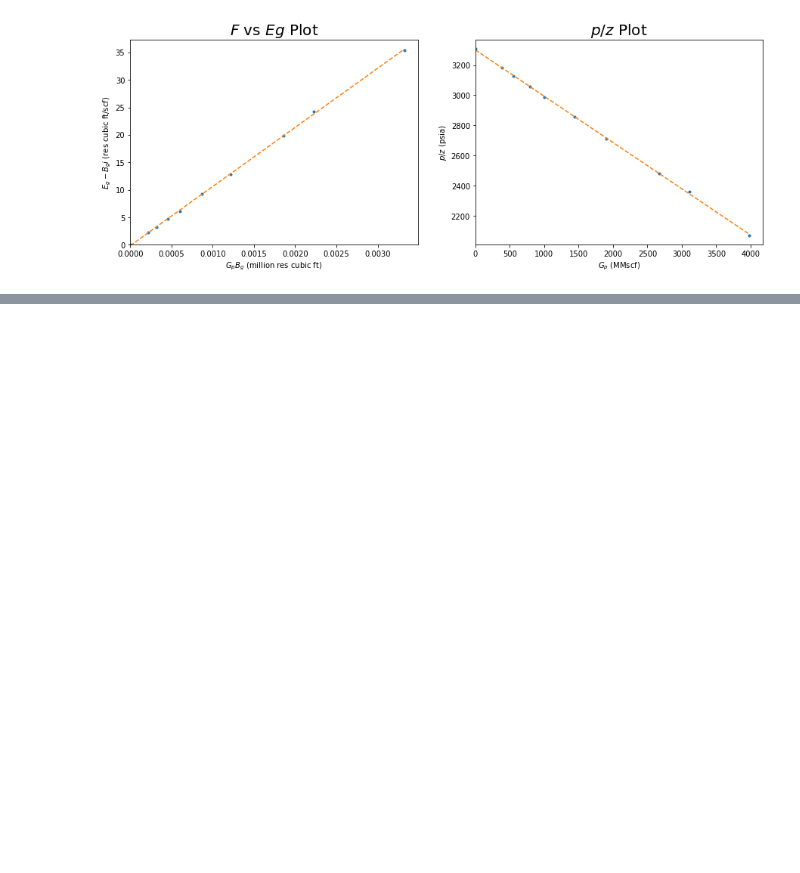
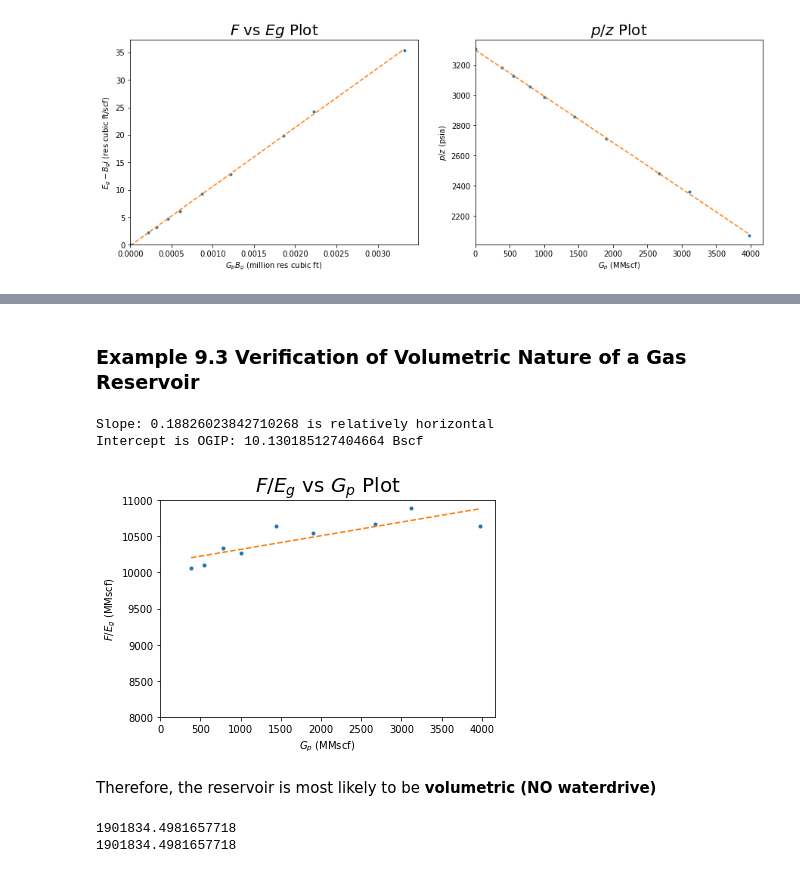
Before and after one commit to yohanesnuwara/reservoir-engineering, a Jupyter notebook: Unit 9 Dry-Gas Reservoirs/notebook/9_examples.ipynb, the cells around one changed output, grey strips where cells are left out. Cells and saved outputs as stored; diff of their text form; code cells hidden in the pictures; blank space fills up the shorter version.

```diff
--- a/Unit 9 Dry-Gas Reservoirs/notebook/9_examples.ipynb
+++ b/Unit 9 Dry-Gas Reservoirs/notebook/9_examples.ipynb
@@ -275,0 +293,50 @@ OGIP calculated using Plot 9.2: 10.758397571436433 Bscf
+# %% [markdown]
+### Example 9.3 Verification of Volumetric Nature of a Gas Reservoir
+# %%
+"Task. use Plot 9.3 to verify that reservoir in Example 9.2 is volumetric (no waterdrive)"
+
+axisx = (np.array(Gp))[1:]
+F = Gp_Bg
+axisy = (np.array(F / Eg))[1:]
+
+# regression
+sys.path.append('/content/reservoir-engineering/Unit 7 Introduction to Well-Test Analysis/functions')
+from regression import regression
+c3, m3 = regression(axisx, axisy)
+y_reg = m3 * axisx + c3
+
+plt.plot(axisx, axisy, '.')
+plt.plot(axisx, y_reg, '--')
+plt.title('$F/E_g$ vs $G_p$ Plot', size=20)
+plt.xlabel('$G_p$ (MMscf)'); plt.ylabel('$F/E_g$ (MMscf)')
+plt.xlim(xmin=0); plt.ylim(8000, 11000)
+
+print("Slope:", m3, "is relatively horizontal")
+print("Intercept is OGIP:", c3 / 1E+03, "Bscf")
+# %% [output]
+Slope: 0.18826023842710268 is relatively horizontal
+Intercept is OGIP: 10.130185127404664 Bscf
+[figure, added]
+# %% [markdown]
+Therefore, the reservoir is most likely to be **volumetric (NO waterdrive)**
+# %%
+Bw = 1.052 # rb/stb
+Wp = 0
+F = 3.196244 * 1E+06 # million res bbl to rb
+Gfgi = 231 * 1E+06 # bscf to mscf (thousand scf)
+Eg = 0.0056 # res bbl/mscf
+Bgi = 0.5404 * 0.178108 # res ft3/mscf to res bbl/mscf
+
+cf = 3.5E-6 # psi^-1
+cw = 2.9E-6 # psi^-1
+swi = 0.21
+Efw = ((cf + cw * swi) / (1 - swi)) * (8330 - 8323)
+
+we = (Bw * Wp) + F - (Gfgi * Eg) - (Gfgi * Bgi * Efw)
+
+w2 = F - (Gfgi * (Eg + (Bgi * Efw)))
+print(we)
+print(w2)
+# %% [output]
+1901834.4981657718
+1901834.4981657718
```
Also changed, not shown: parts of 4 cells of this notebook.
